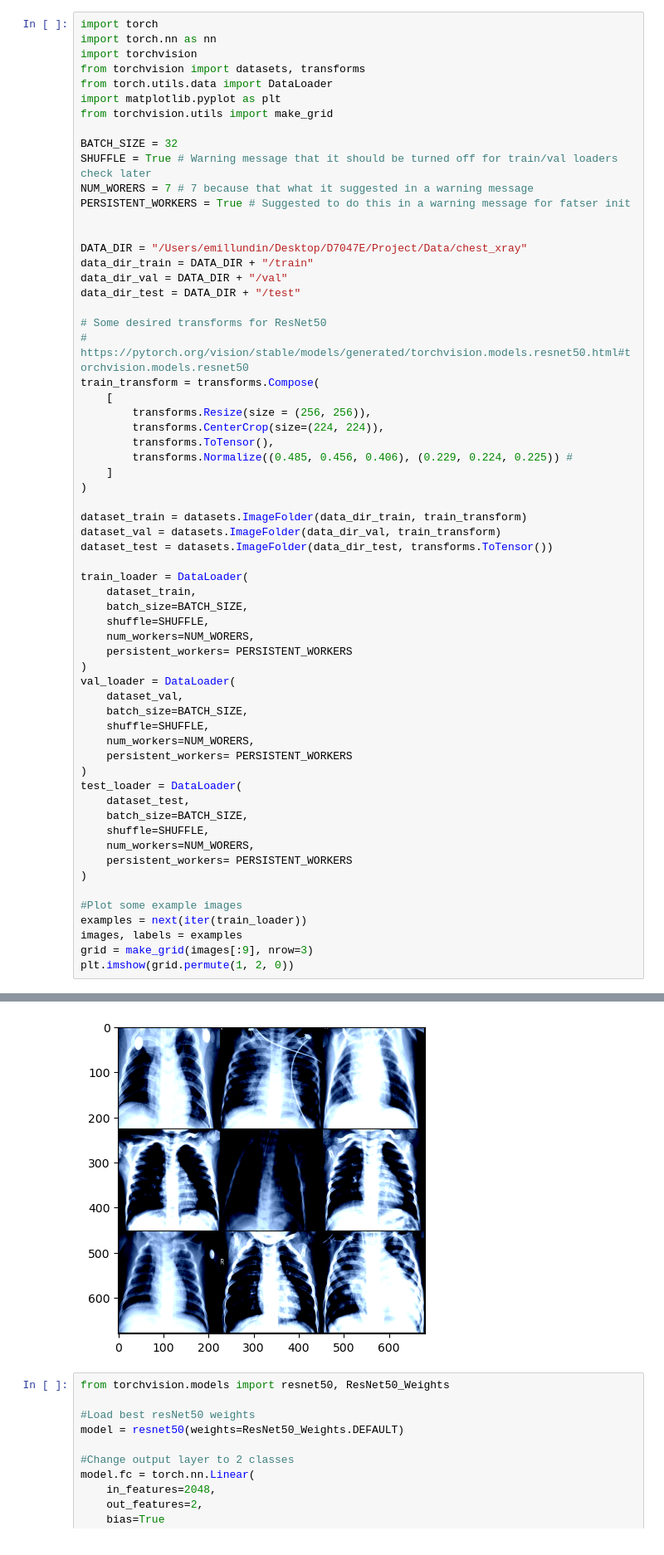
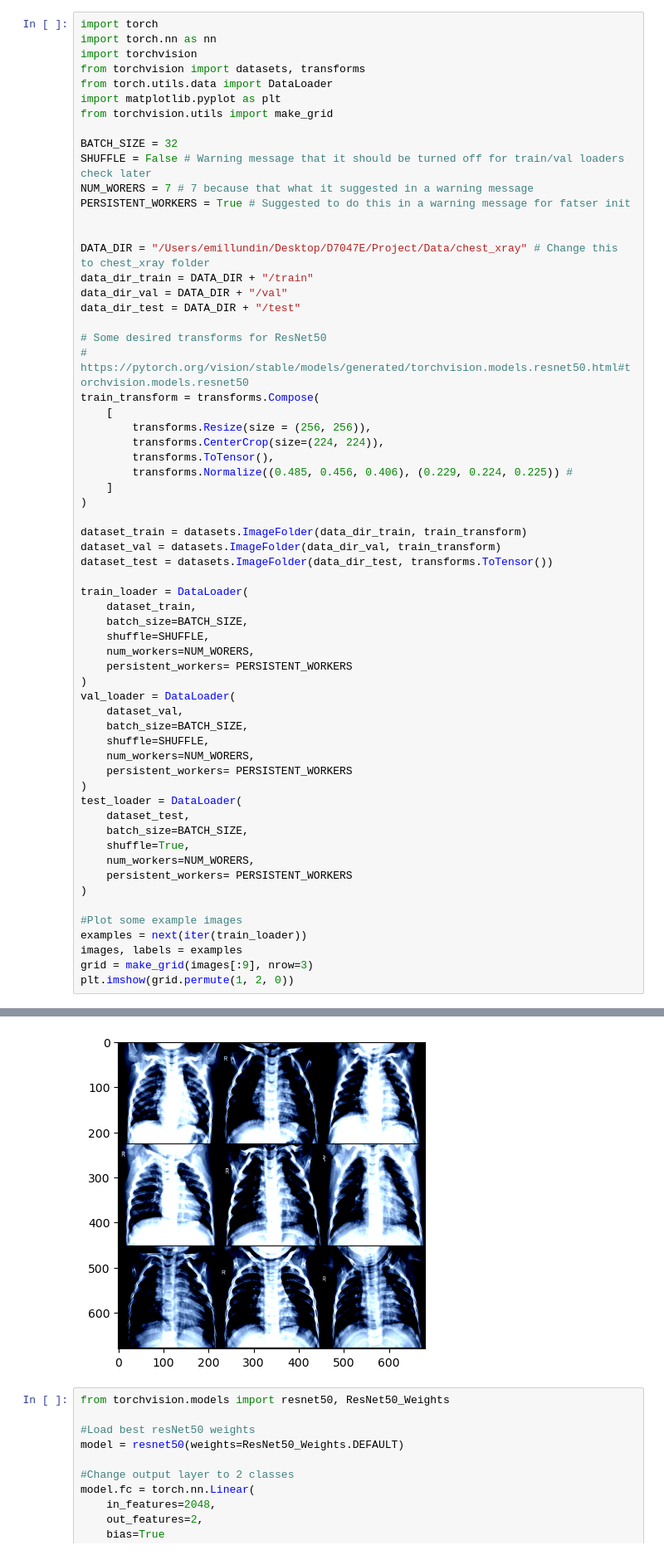
Before and after one commit to Dropptimus/D7047E-Project, a Jupyter notebook: Project-1.ipynb, the cells around one changed output, grey strips where cells are left out. Shown: that part at 83% size. Drawn from its saved outputs; the diff is of its cells as text.

```diff
--- a/Project-1.ipynb
+++ b/Project-1.ipynb
@@ -8,12 +8,12 @@ import matplotlib.pyplot as plt
 from torchvision.utils import make_grid
 
 BATCH_SIZE = 32
-SHUFFLE = True # Warning message that it should be turned off for train/val loaders check later
+SHUFFLE = False # Warning message that it should be turned off for train/val loaders check later
 NUM_WORERS = 7 # 7 because that what it suggested in a warning message
 PERSISTENT_WORKERS = True # Suggested to do this in a warning message for fatser init
 
 
-DATA_DIR = "/Users/emillundin/Desktop/D7047E/Project/Data/chest_xray"
+DATA_DIR = "/Users/emillundin/Desktop/D7047E/Project/Data/chest_xray" # Change this to chest_xray folder
 data_dir_train = DATA_DIR + "/train"
 data_dir_val = DATA_DIR + "/val"
 data_dir_test = DATA_DIR + "/test"
@@ -35,35 +35,35 @@ dataset_test = datasets.ImageFolder(data_dir_test, transforms.ToTensor())
 
 train_loader = DataLoader(
     dataset_train,
     batch_size=BATCH_SIZE,
     shuffle=SHUFFLE,
     num_workers=NUM_WORERS,
     persistent_workers= PERSISTENT_WORKERS
 )
 val_loader = DataLoader(
     dataset_val,
     batch_size=BATCH_SIZE,
     shuffle=SHUFFLE,
     num_workers=NUM_WORERS,
     persistent_workers= PERSISTENT_WORKERS
 )
 test_loader = DataLoader(
     dataset_test,
     batch_size=BATCH_SIZE,
-    shuffle=SHUFFLE,
+    shuffle=True,
     num_workers=NUM_WORERS,
     persistent_workers= PERSISTENT_WORKERS
 )
 
 #Plot some example images
 examples = next(iter(train_loader))
 images, labels = examples
 grid = make_grid(images[:9], nrow=3)
 plt.imshow(grid.permute(1, 2, 0))
 # %% [output]
 Clipping input data to the valid range for imshow with RGB data ([0..1] for floats or [0..255] for integers).
 <matplotlib.image.AxesImage at 0x...>
-[figure, old version]
+[figure, new version]
 # %%
 from torchvision.models import resnet50, ResNet50_Weights
 
```
Also changed, not shown: parts of 3 cells of this notebook.
